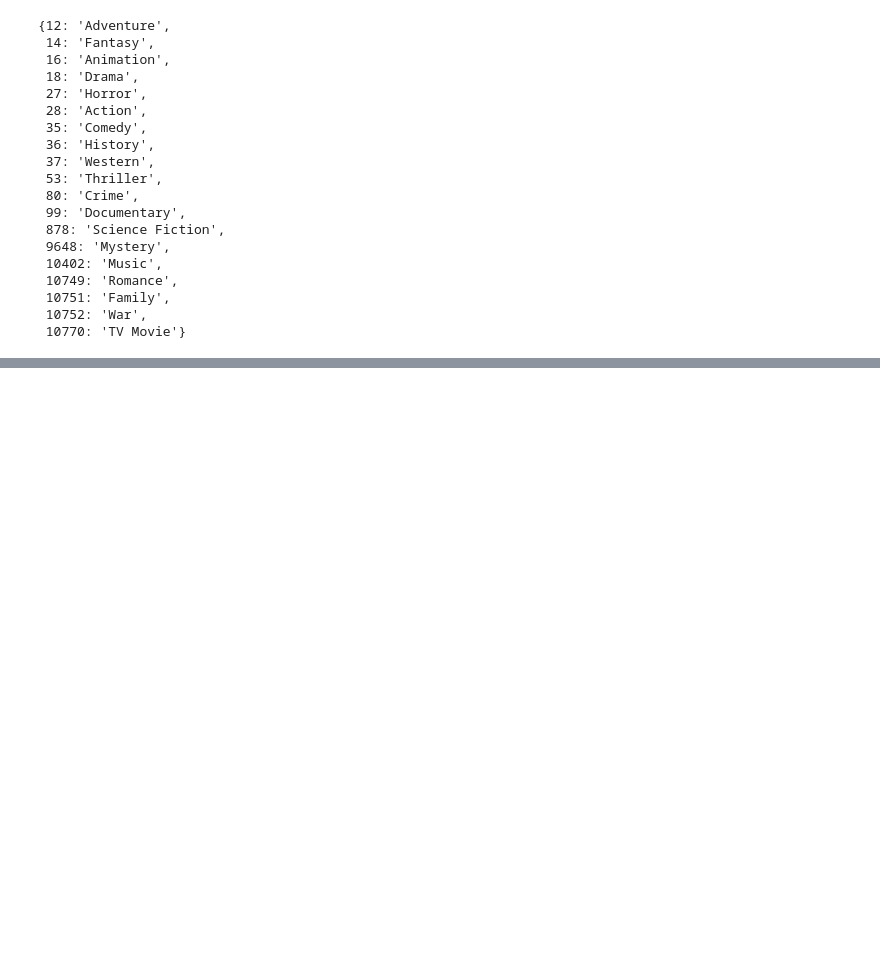
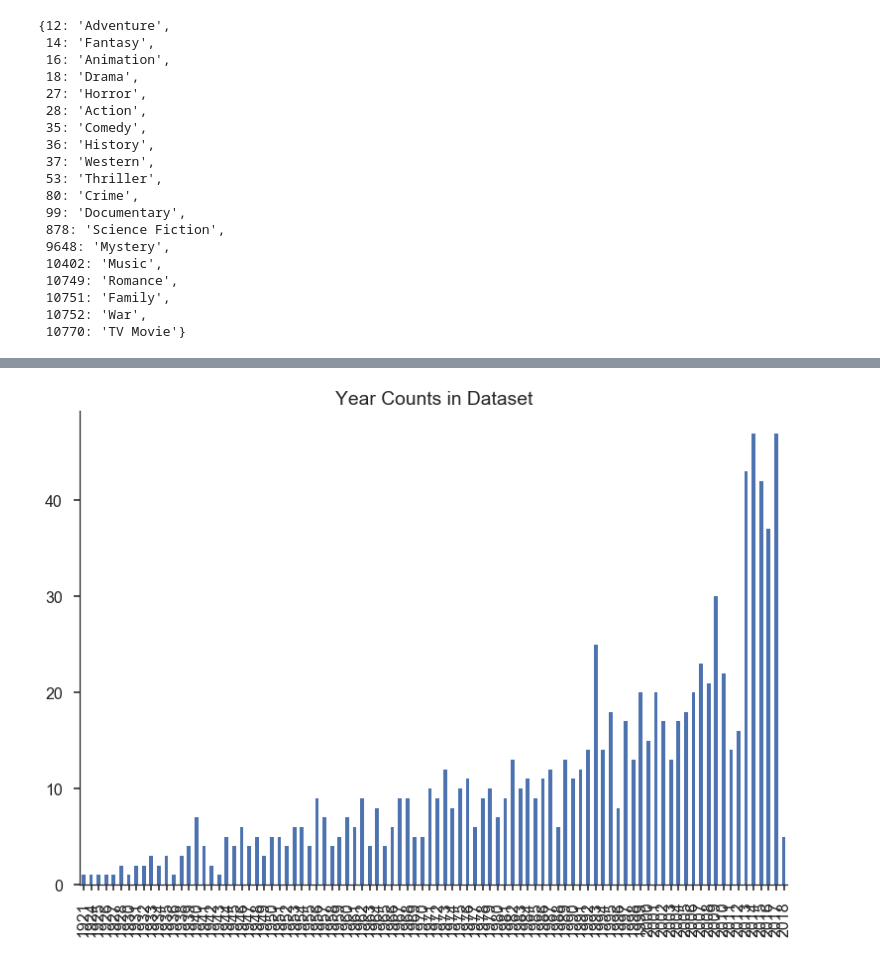
Before and after one commit to Nick-Morgan/Python-Movie-Genre-Predictor, a Jupyter notebook: EDA-Andrew.ipynb, the cells around one changed output, grey strips where cells are left out. Cells and saved outputs as stored; diff of their text form; code cells hidden in the pictures; blank space fills up the shorter version.

```diff
--- a/EDA-Andrew.ipynb
+++ b/EDA-Andrew.ipynb
@@ -105,0 +111,9 @@ array(['[18, 80]', '[18, 36, 10752]', '[18, 9648]', '[18]',
+# %%
+movie_years = [year.year for year in movies.release_date]
+year_counts = Counter(movie_years)
+year_df = pd.DataFrame.from_dict(year_counts, orient='index')
+year_df.sort_index().plot(kind='bar', legend=False)
+plt.title('Year Counts in Dataset')
+sns.despine()
+# %% [output]
+[figure, added]
```
Also changed, not shown: parts of 10 cells of this notebook.
